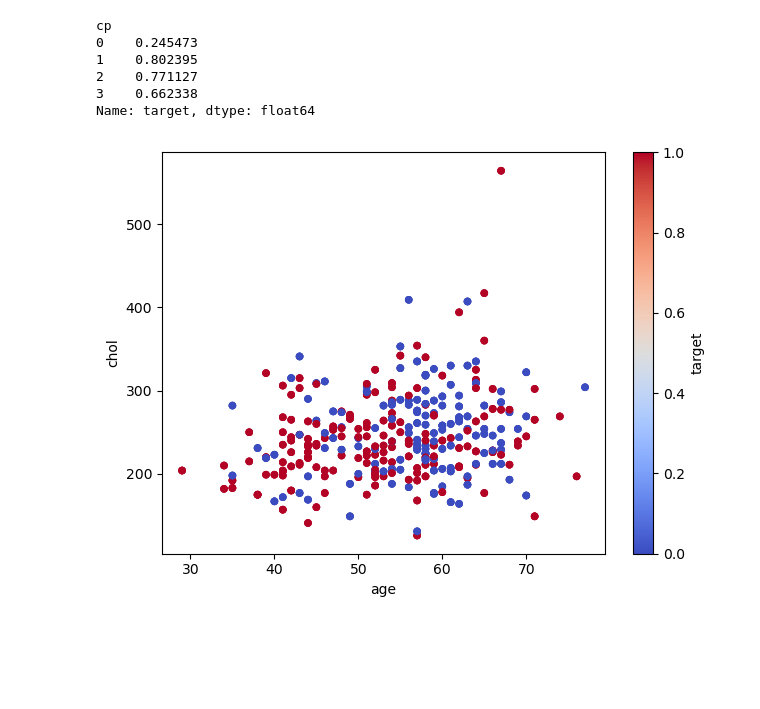
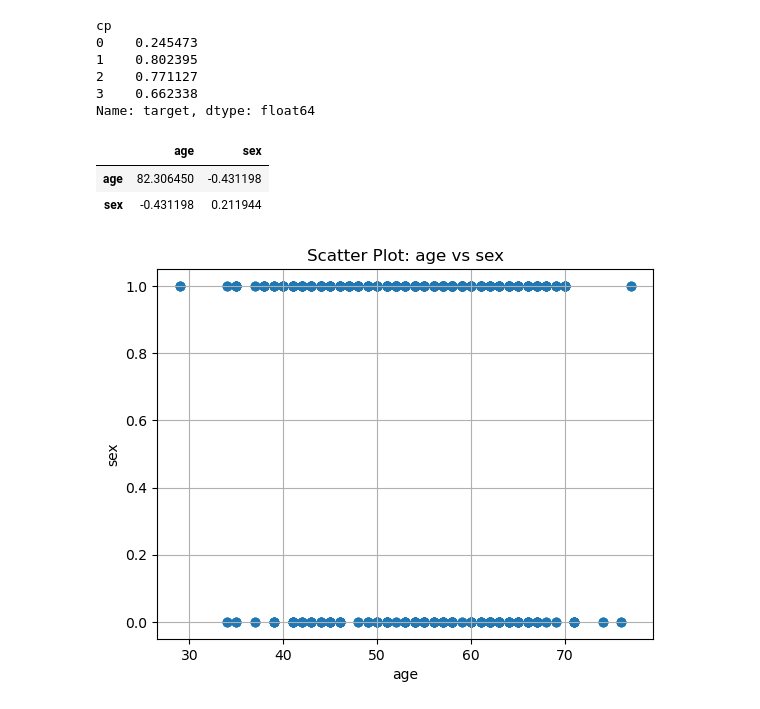
Before and after one commit to Drashtikaneriya/Data-mining, a Jupyter notebook: project/Data_2.ipynb, the cells around one changed output. Cells and saved outputs as stored; diff of their text form; code cells hidden in the pictures; blank space fills up the shorter version.

```diff
--- a/project/Data_2.ipynb
+++ b/project/Data_2.ipynb
@@ -241,15 +241,21 @@ cp
 2    0.771127
 3    0.662338
 Name: target, dtype: float64
+# %%
+df[['age', 'sex']].cov()
+# %% [output]
+|  | age | sex |
+| age | 82.306450 | -0.431198 |
+| sex | -0.431198 | 0.211944 |
 # %%
 import pandas as pd
 import matplotlib.pyplot as plt
 df = pd.read_csv("heart.csv")
-
-
-df.plot(kind='scatter', x='age', y='chol', c='target', cmap='coolwarm')
-
-plt.tight_layout()
+plt.scatter(df['age'], df['sex'])
+plt.title('Scatter Plot: age vs sex')
+plt.xlabel('age')
+plt.ylabel('sex')
+plt.grid(True)
 plt.show()
 # %% [output]
-[figure, old version]
+[figure, new version]
```
Also changed, not shown: 1 other file.
